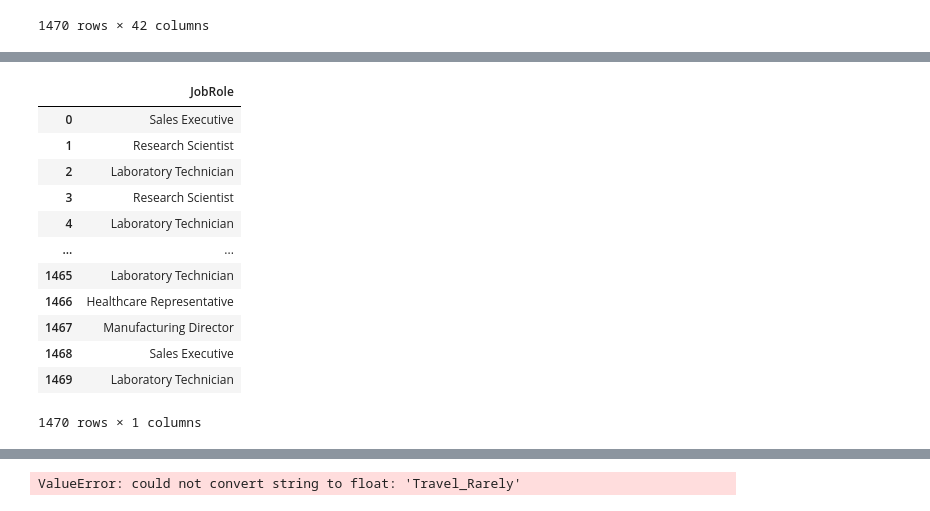
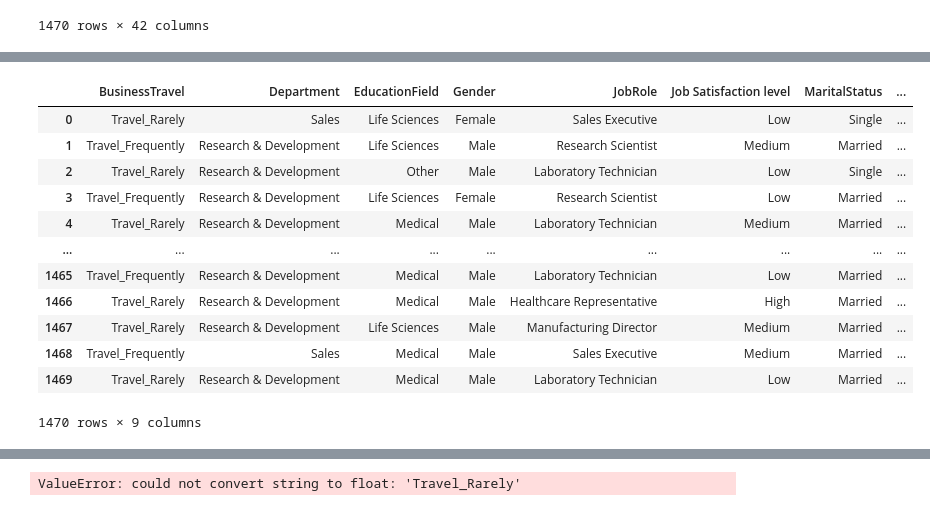
Before and after one commit to Babisunu03/labironhack, a Jupyter notebook: final project/Untitled1.ipynb, the cells around one changed output, grey strips where cells are left out. Drawn from its saved outputs; the diff is of its cells as text; code cells hidden in the pictures.

```diff
--- a/final project/Untitled1.ipynb
+++ b/final project/Untitled1.ipynb
@@ -161,5 +143,4 @@ Index(['Age', 'Attrition', 'DailyRate', 'DistanceFromHome', 'Education',
        'Gender_Male'],
       dtype='object')
 # %%
-#new_employee_data.drop('JobRole', axis=1, inplace=True)
-X.select_dtypes("object")
+employee_data.replace({'Attrition':{'Yes':1, 'No':0}}, inplace=True)
@@ -180,3 +147,3 @@ X.select_dtypes("object")
 # %%
-#print(new_employee_data.columns)
-new_employee_data['JobRole'].value_counts()
+numerical_df = employee_data.select_dtypes(include=[np.number])
+categorical_df = employee_data.select_dtypes(include=['object'])
@@ -216,19 +174,19 @@ new_employee_data.select_dtypes("object")
 # %%
-new_employee_data.drop('Over18',axis=1,inplace=True)
+categorical_df = categorical_df.reset_index(drop=True)
 # %%
-new_employee_data.select_dtypes("object")
+categorical_df
 # %% [output]
-|  | JobRole |
-| 0 | Sales Executive |
-| 1 | Research Scientist |
-| 2 | Laboratory Technician |
-| 3 | Research Scientist |
-| 4 | Laboratory Technician |
-| ... | ... |
-| 1465 | Laboratory Technician |
-| 1466 | Healthcare Representative |
-| 1467 | Manufacturing Director |
-| 1468 | Sales Executive |
-| 1469 | Laboratory Technician |
+|  | BusinessTravel | Department | EducationField | Gender | JobRole | Job Satisfaction level | MaritalStatus | ... |
+| 0 | Travel_Rarely | Sales | Life Sciences | Female | Sales Executive | Low | Single | ... |
+| 1 | Travel_Frequently | Research & Development | Life Sciences | Male | Research Scientist | Medium | Married | ... |
+| 2 | Travel_Rarely | Research & Development | Other | Male | Laboratory Technician | Low | Single | ... |
+| 3 | Travel_Frequently | Research & Development | Life Sciences | Female | Research Scientist | Low | Married | ... |
+| 4 | Travel_Rarely | Research & Development | Medical | Male | Laboratory Technician | Medium | Married | ... |
+| ... | ... | ... | ... | ... | ... | ... | ... | ... |
+| 1465 | Travel_Frequently | Research & Development | Medical | Male | Laboratory Technician | Low | Married | ... |
+| 1466 | Travel_Rarely | Research & Development | Medical | Male | Healthcare Representative | High | Married | ... |
+| 1467 | Travel_Rarely | Research & Development | Life Sciences | Male | Manufacturing Director | Medium | Married | ... |
+| 1468 | Travel_Frequently | Sales | Medical | Male | Sales Executive | Medium | Married | ... |
+| 1469 | Travel_Rarely | Research & Development | Medical | Male | Laboratory Technician | Low | Married | ... |
-1470 rows × 1 columns
+1470 rows × 9 columns
 # %%
```
Also changed, not shown: parts of 20 cells of this notebook.
